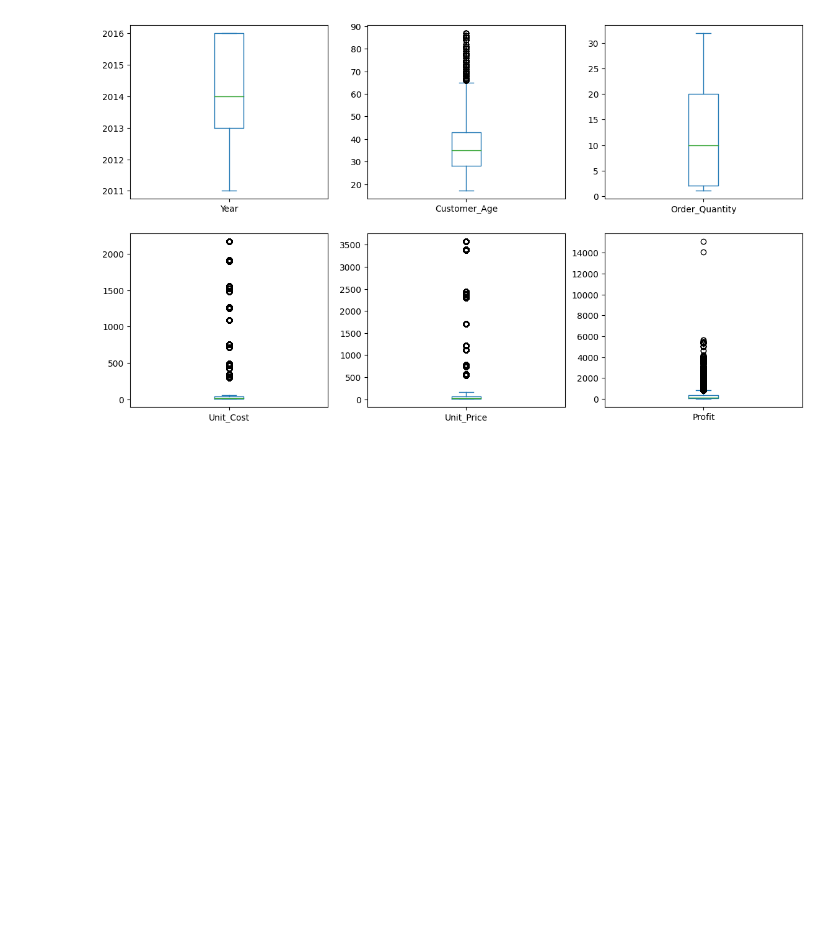
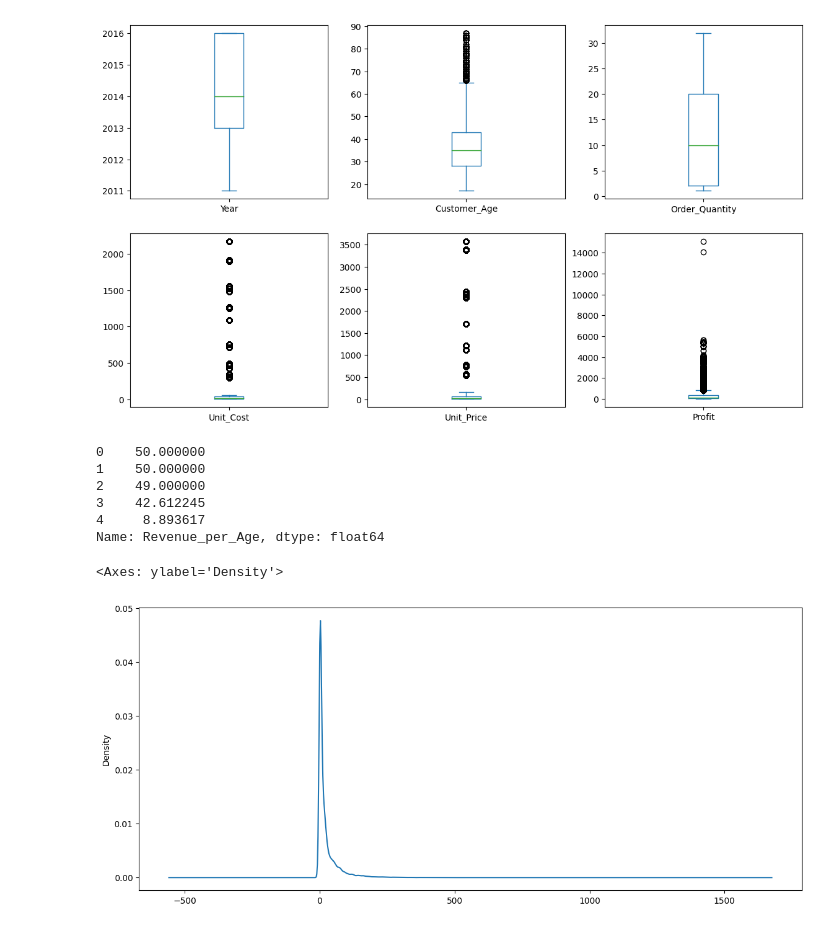
Before and after one commit to EmidioLP/Freecodecamp, a Jupyter notebook: Data_Analysis_with_Python/DataAnalysis_1.ipynb, the cells around one changed output. Saved outputs shown, nothing was run; the diff lists cells and outputs as text; code cells hidden in the pictures; blank space fills up the shorter version.

```diff
--- a/Data_Analysis_with_Python/DataAnalysis_1.ipynb
+++ b/Data_Analysis_with_Python/DataAnalysis_1.ipynb
@@ -167,3 +167,19 @@ Unit_Price        Axes(0.398529,0.11;0.227941x0.35)
 Profit            Axes(0.672059,0.11;0.227941x0.35)
 dtype: object
 [figure]
+# %%
+sales['Revenue_per_Age'] = sales['Revenue'] / sales['Customer_Age']
+
+sales['Revenue_per_Age'].head()
+# %% [output]
+0    50.000000
+1    50.000000
+2    49.000000
+3    42.612245
+4     8.893617
+Name: Revenue_per_Age, dtype: float64
+# %%
+sales['Revenue_per_Age'].plot(kind='density', figsize=(14,6))
+# %% [output]
+<Axes: ylabel='Density'>
+[figure, added]
```
Also changed, not shown: parts of 22 cells of this notebook.
